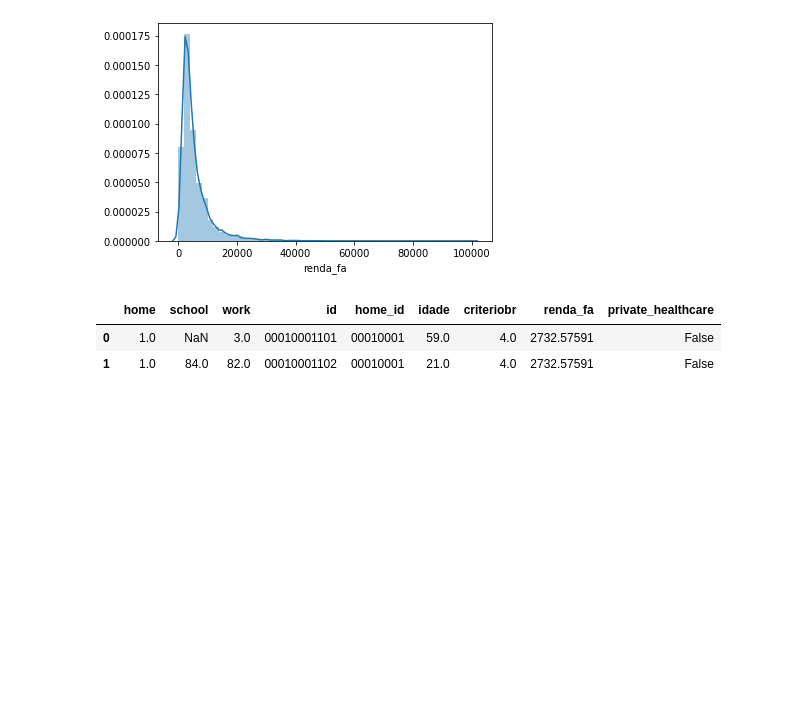
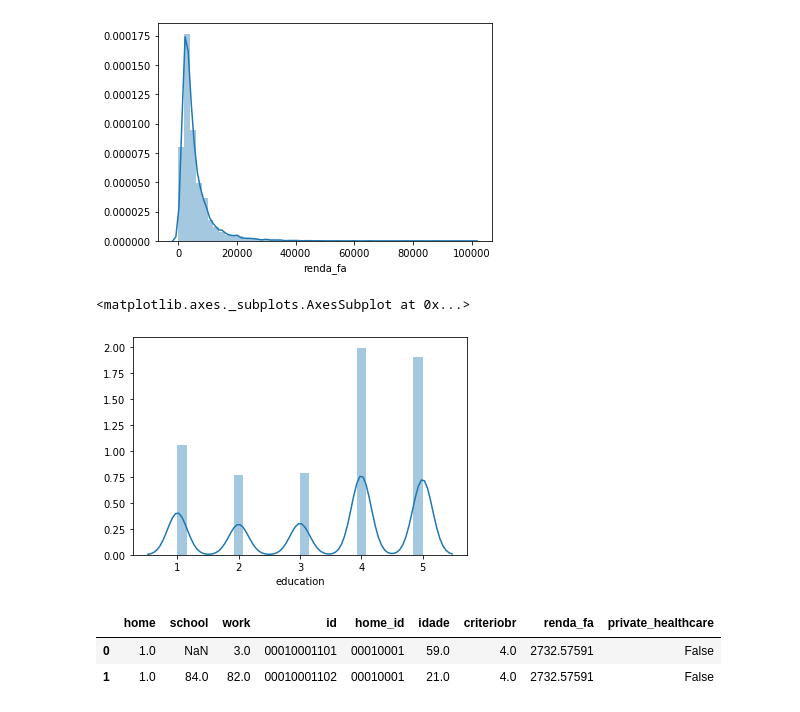
Before and after one commit to yambanis/CovidMDP, a Jupyter notebook: notebooks/Modelagem Grafo SP/Modelagem grafo individuos.ipynb, the cells around one changed output. Cells and saved outputs as stored; diff of their text form; code cells hidden in the pictures; blank space fills up the shorter version.

```diff
--- a/notebooks/Modelagem Grafo SP/Modelagem grafo individuos.ipynb
+++ b/notebooks/Modelagem Grafo SP/Modelagem grafo individuos.ipynb
@@ -45,11 +45,11 @@ df = df[df['muni_dom'] == 36]
 max_zona = int(df.zona.max())
 # %%
 trab_esc = df[['zona', 'zona_esc', 'zonatra1', 'id_pess', 'co_tr1_x', 'co_tr1_y', 'co_esc_x', 'co_esc_y',
-               'co_dom_x', 'co_dom_y', 'id_dom', 'idade', 'criteriobr', 'renda_fa']].copy()
+               'co_dom_x', 'co_dom_y', 'id_dom', 'idade', 'criteriobr', 'renda_fa', 'grau_ins']].copy()
 trab_esc.rename(columns={'zona':'home', 'co_dom_x' : 'home_x', 'co_dom_y' : 'home_y',
                         'zona_esc':'school', 'co_esc_x' : 'school_x', 'co_esc_y' : 'school_y',
                         'zonatra1':'work', 'co_tr1_x': 'work_x', 'co_tr1_y': 'work_y',
-                        'id_pess': 'id', 'id_dom': 'home_id'}, inplace=True)
+                        'id_pess': 'id', 'id_dom': 'home_id', 'grau_ins': 'education'}, inplace=True)
 
 trab_esc = trab_esc[~(trab_esc['work'] > max_zona) &
         ~(trab_esc['school'] > max_zona) & ~(trab_esc['home'] > max_zona)].reset_index(drop=True)
@@ -87,4 +87,9 @@ def has_private_healthcare(family_income):
     return family_income >= 4000
 
 trab_esc['private_healthcare'] = trab_esc['renda_fa'].apply(has_private_healthcare)
+# %%
+sns.distplot(trab_esc['education'])
+# %% [output]
+<matplotlib.axes._subplots.AxesSubplot at 0x...>
+[figure, added]
 # %%
```
Also changed, not shown: parts of 1 cell of this notebook, 3 other files.
